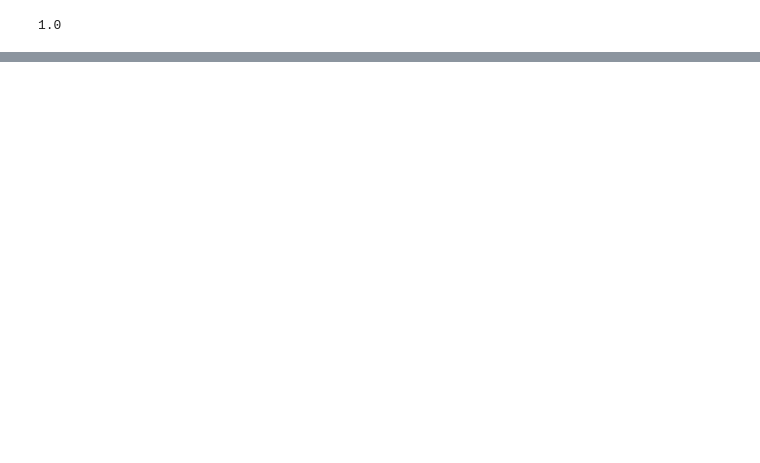
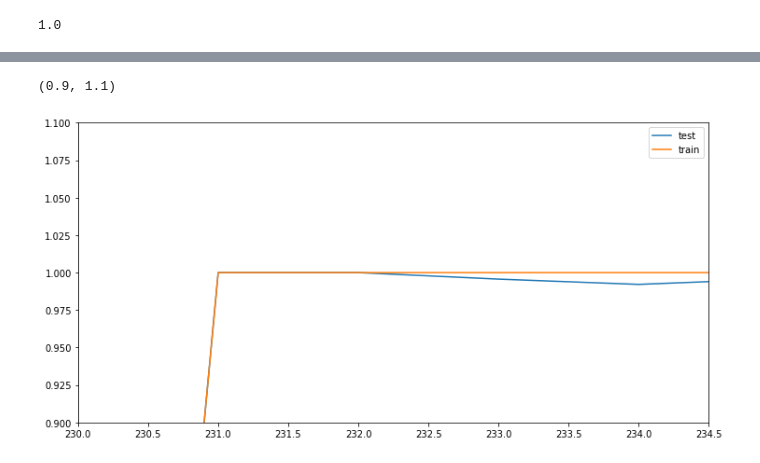
Before and after one commit to jaybee202/mod3_project, a Jupyter notebook: Step06_GBC/GBC_2-trans2.ipynb, the cells around one changed output, grey strips where cells are left out. Cells and saved outputs as stored; diff of their text form; code cells hidden in the pictures; blank space fills up the shorter version.

```diff
--- a/Step06_GBC/GBC_2-trans2.ipynb
+++ b/Step06_GBC/GBC_2-trans2.ipynb
@@ -219,0 +224,17 @@ results.shape
+# %%
+roc_test_scores = gridsearch.cv_results_['mean_test_score']
+
+roc_training_scores = gridsearch.cv_results_['mean_train_score']
+
+plt.plot(range(280), roc_test_scores, label = 'test')
+plt.plot(range(280), roc_training_scores, label = 'train')
+
+
+plt.legend()
+plt.tight_layout()
+ax = plt.subplot()
+ax.set_xlim(230,234.5)
+ax.set_ylim(.9,1.1)
+# %% [output]
+(0.9, 1.1)
+[figure, added]
```
Also changed, not shown: parts of 27 cells of this notebook.
